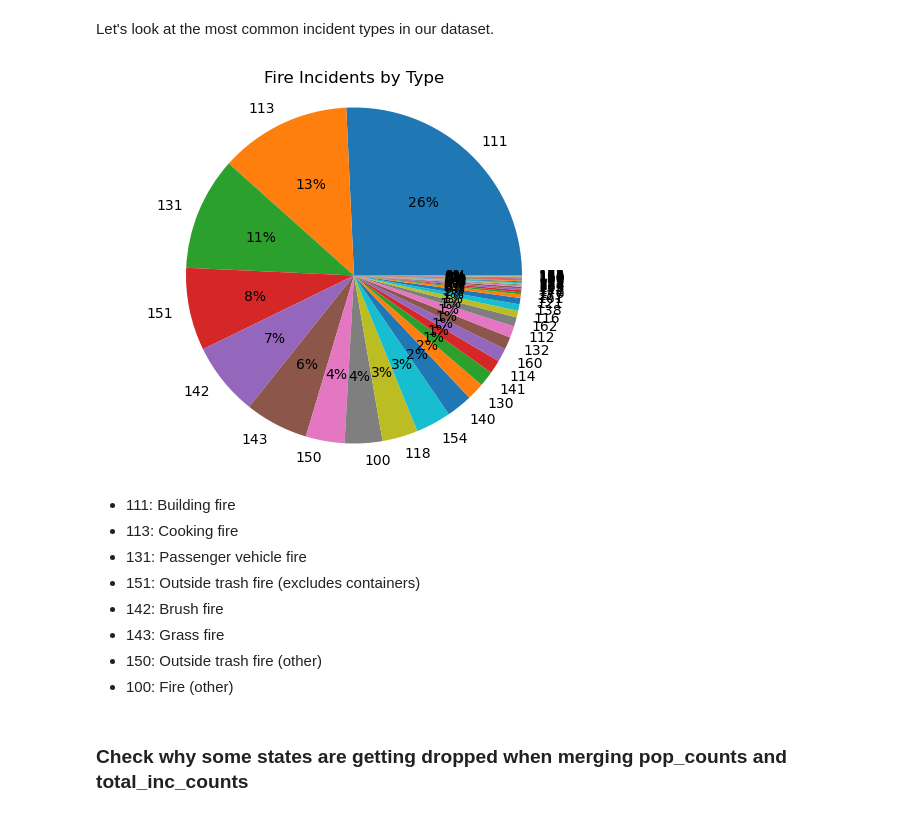
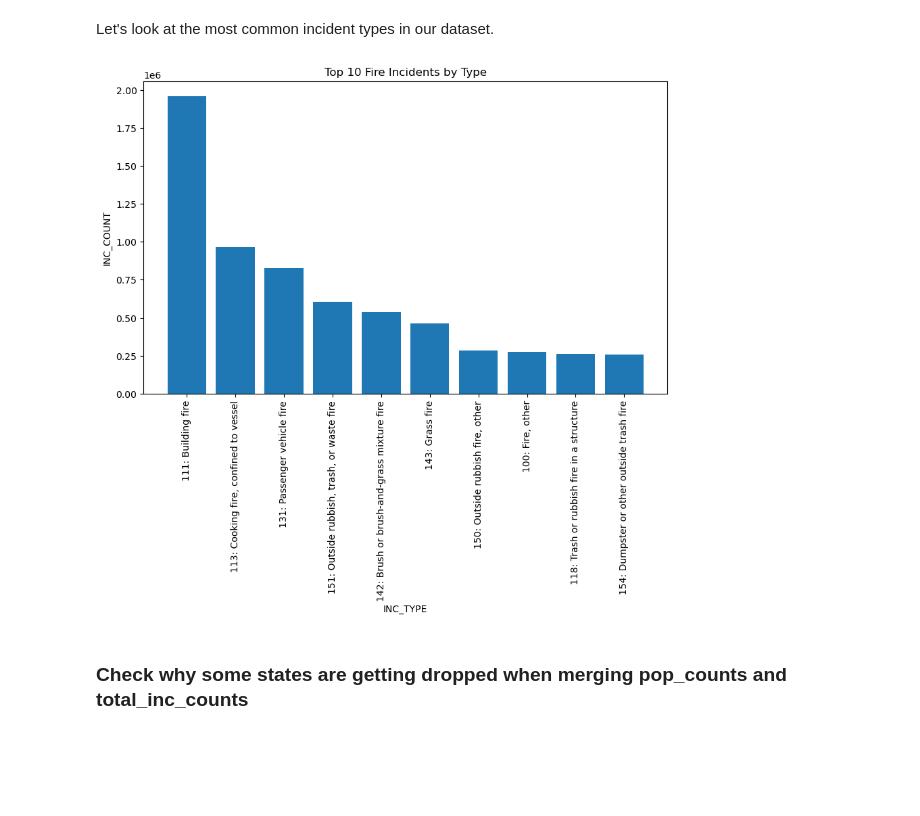
Before and after one commit to jackvandeleuv/house_fire_dashboard, a Jupyter notebook: exploration/inc_count_pop_adj.ipynb, the cells around one changed output. Cells and saved outputs as stored; diff of their text form; code cells hidden in the pictures; blank space fills up the shorter version.

Commit message:
Changed pie chart to bar

```diff
--- a/exploration/inc_count_pop_adj.ipynb
+++ b/exploration/inc_count_pop_adj.ipynb
@@ -164,27 +164,40 @@ inc_type_pop = inc_type_counts.merge(pop_counts,
                                        on='CITYSTATE')
 # %% [markdown]
 Let's look at the most common incident types in our dataset.
-# %%
-grouped_data = inc_type_pop.groupby('INC_TYPE')['INC_COUNT'].sum().reset_index()
-
-sorted_data = grouped_data.sort_values('INC_COUNT', ascending=False)
-
-# Pie chart
-plt.pie(sorted_data['INC_COUNT'], labels=sorted_data['INC_TYPE'], autopct='%1.0f%%')
-plt.title('Fire Incidents by Type')
-plt.axis('equal')
-plt.show()
-# %% [output]
-[figure, removed]
-# %% [markdown]
-* 111: Building fire
-* 113: Cooking fire
-* 131: Passenger vehicle fire
-* 151: Outside trash fire (excludes containers)
-* 142: Brush fire
-* 143: Grass fire
-* 150: Outside trash fire (other)
-* 100: Fire (other)
+# %%
+grouped_data = inc_type_pop.groupby('INC_TYPE')['INC_COUNT'].sum().reset_index()
+
+sorted_data = grouped_data.sort_values('INC_COUNT', ascending=False)
+
+# Get top 10 incident types
+top_10_data = sorted_data.head(10).copy()  # Create a copy of the data to avoid warnings
+
+inc_type_descriptions = {
+    111: 'Building fire',
+    113: 'Cooking fire, confined to vessel',
+    131: 'Passenger vehicle fire',
+    151: 'Outside rubbish, trash, or waste fire',
+    142: 'Brush or brush-and-grass mixture fire',
+    143: 'Grass fire',
+    150: 'Outside rubbish fire, other',
+    100: 'Fire, other',
+    118: 'Trash or rubbish fire in a structure',
+    154: 'Dumpster or other outside trash fire',
+}
+
+top_10_data.loc[:, 'INC_TYPE_DESC'] = top_10_data['INC_TYPE'].map(inc_type_descriptions)
+
+top_10_data.loc[:, 'INC_TYPE_WITH_DESC'] = top_10_data['INC_TYPE'].astype(str) + ': ' + top_10_data['INC_TYPE_DESC']
+
+plt.figure(figsize=(10, 6))
+plt.bar(top_10_data['INC_TYPE_WITH_DESC'], top_10_data['INC_COUNT'])
+plt.xlabel('INC_TYPE')
+plt.ylabel('INC_COUNT')
+plt.title('Top 10 Fire Incidents by Type')
+plt.xticks(rotation=90)  # Rotate x-axis labels for better readability
+plt.show()
+# %% [output]
+[figure, added]
 # %%
 inc_type_pop111 = inc_type_pop[inc_type_pop.INC_TYPE == 111].copy()
 inc_type_pop111.loc[:, '111_COUNT_ADJ'] = inc_type_pop111.INC_COUNT / inc_type_pop111.ESTIMATESBASE2020
```
